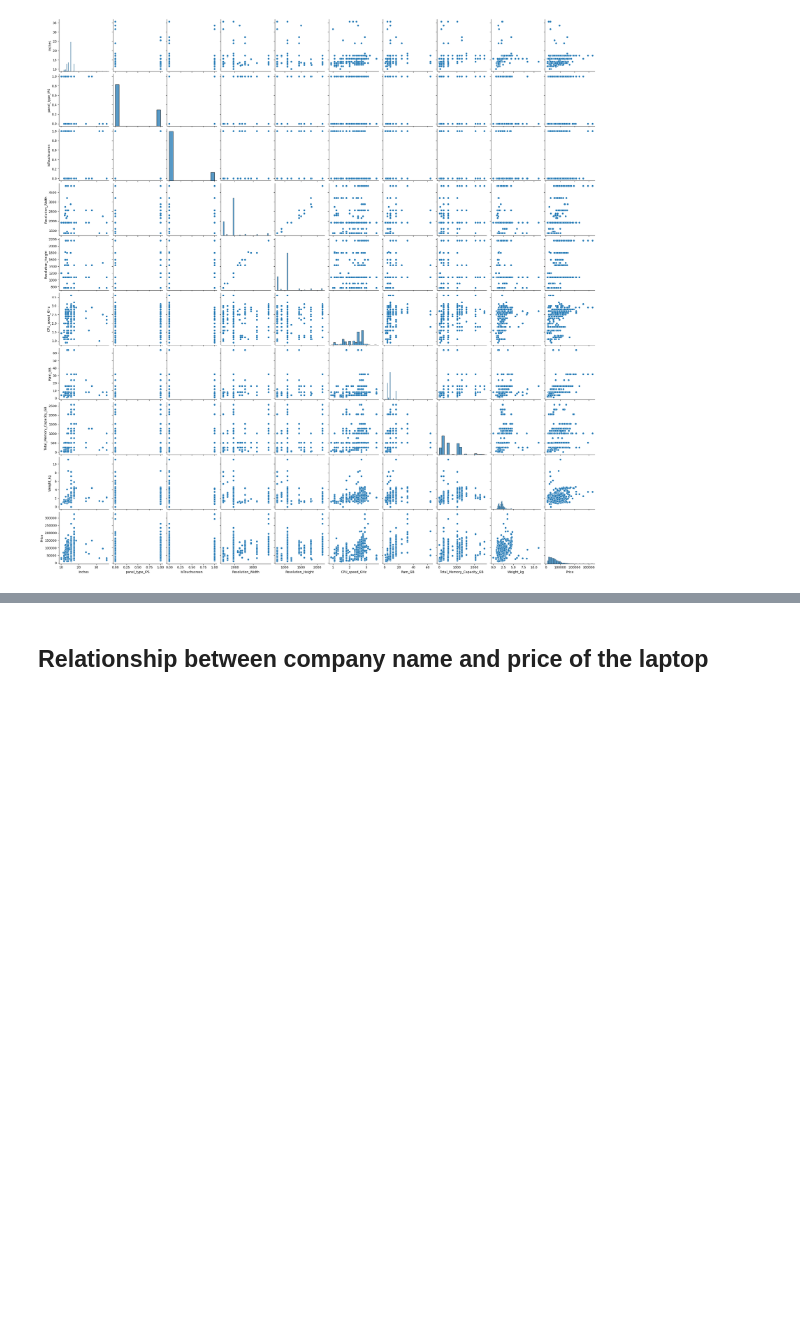
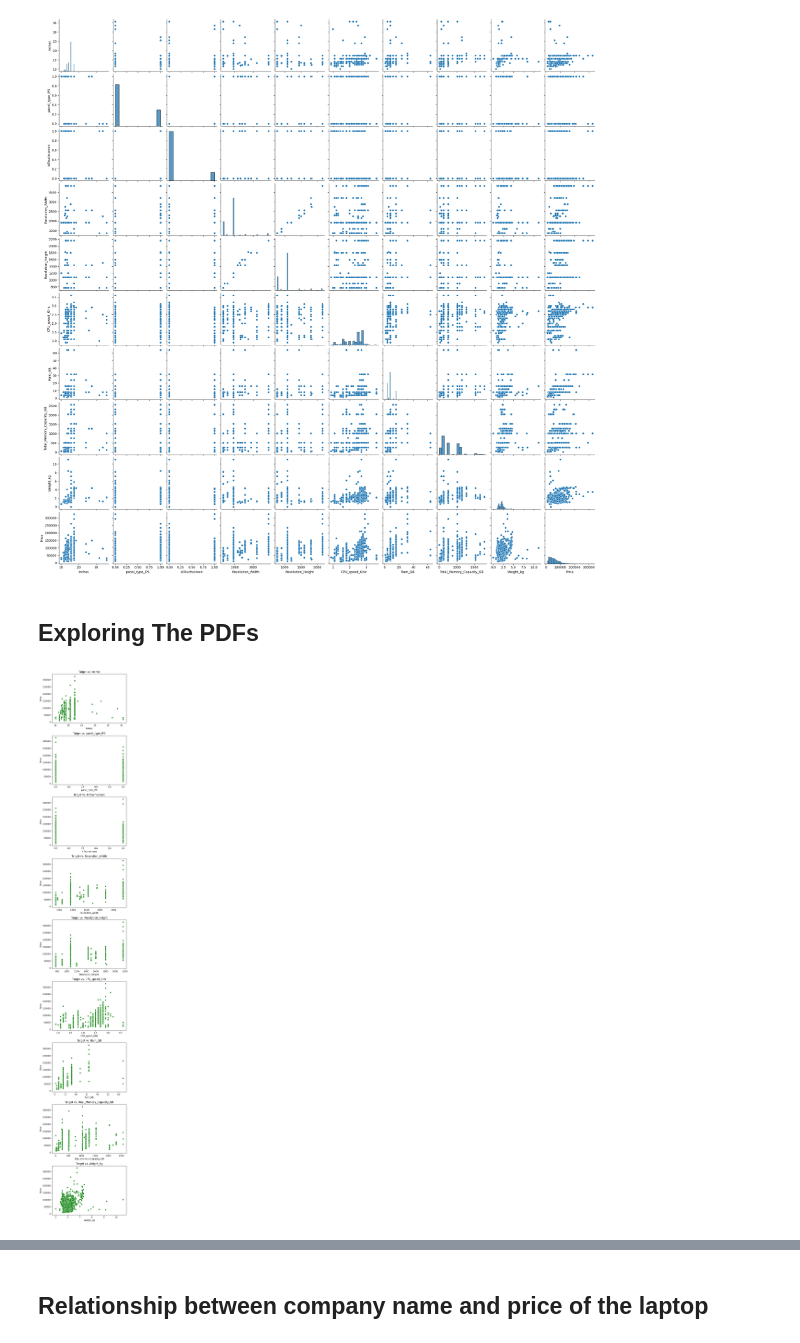
Before and after one commit to Nusrat-96/Laptop_Price_Prediction, a Jupyter notebook: notebook/EDA_of_dataset.ipynb, the cells around one changed output, grey strips where cells are left out. Saved outputs shown, nothing was run; the diff lists cells and outputs as text; code cells hidden in the pictures; blank space fills up the shorter version.

```diff
--- a/notebook/EDA_of_dataset.ipynb
+++ b/notebook/EDA_of_dataset.ipynb
@@ -203,3 +229,28 @@ sns.pairplot(data)
 # %% [output]
 <seaborn.axisgrid.PairGrid at 0x...>
 [figure]
+# %% [markdown]
+## Exploring The PDFs
+# %%
+features = ['Inches', 'panel_type_IPS', 'IsTouchscreen', 'Resolution_Width',
+                'Resolution_Height', 'CPU_speed_GHz', 'Ram_GB',
+                'Total_Memory_Capacity_GB', 'Weight_kg']
+
+n_features = len(features)
+
+fig, axes = plt.subplots(n_features, 1, figsize=(6, 4 * n_features))
+
+for i, feature in enumerate(features):
+    sns.scatterplot(
+        data=data,
+        x=feature,
+        y='Price',
+        ax=axes[i],
+        color='green'
+    )
+    axes[i].set_title(f"Target vs. {feature}")
+
+plt.tight_layout()
+plt.show()
+# %% [output]
+[figure, added]
```
Also changed, not shown: parts of 20 cells of this notebook, 3 other files.
